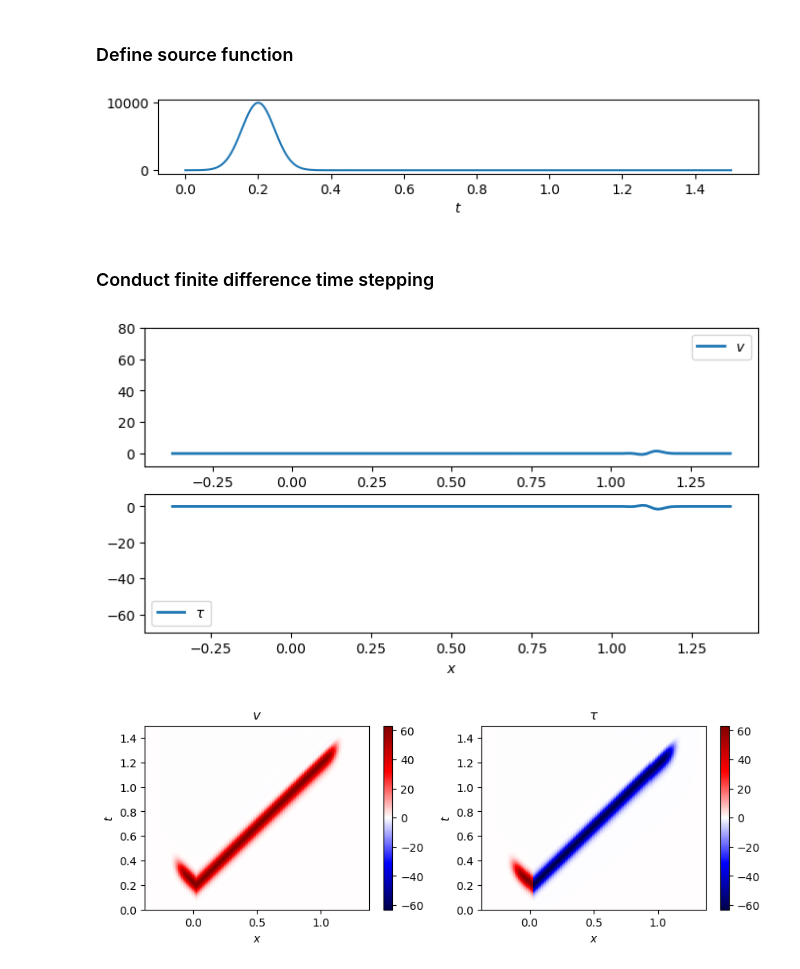
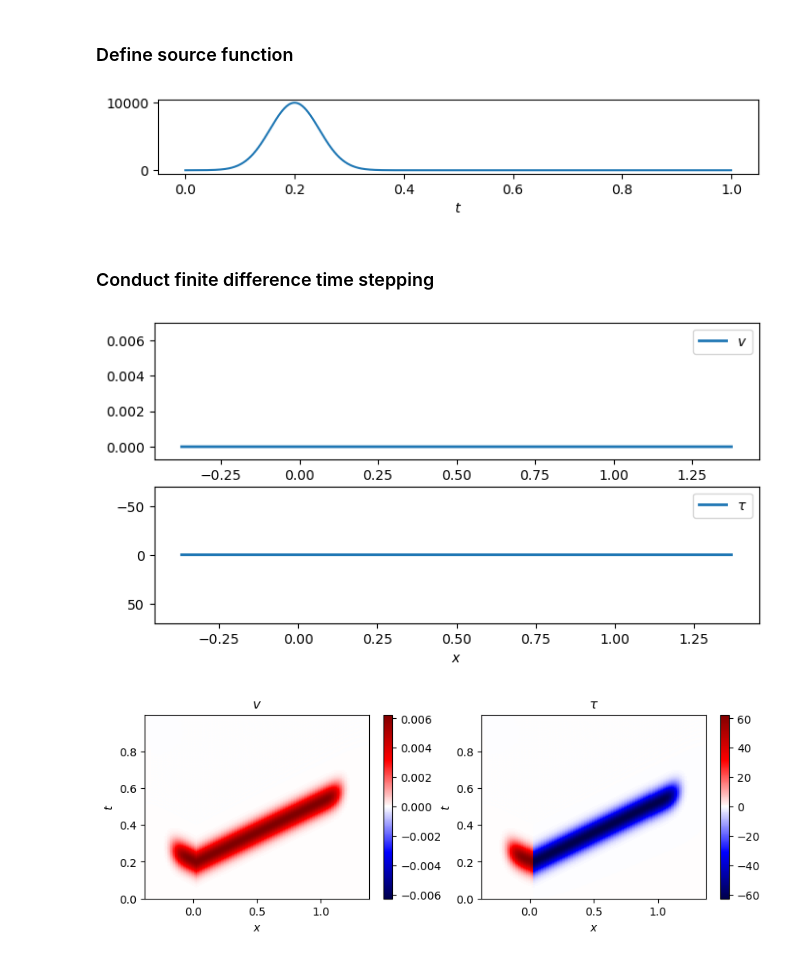
Before and after one commit to AI4EPS/EPS207_Observational_Seismology, a Jupyter notebook: docs/lectures/codes/wave_propagation.ipynb, the cells around one changed output. Saved outputs shown, nothing was run; the diff lists cells and outputs as text; code cells hidden in the pictures.

Commit message:
update wave_propagatioin

```diff
--- a/docs/lectures/codes/wave_propagation.ipynb
+++ b/docs/lectures/codes/wave_propagation.ipynb
@@ -14,3 +14,8 @@
 import numpy as np
 import matplotlib.pyplot as plt
 from IPython.display import display, clear_output
+# %%
+μ0 = 30e3                #shear modulus (MPa)
+c0 = 3.0                 #shear wave speed (km/s)
+ρ0 = μ0 / (c0**2)        #density (kg/m^3)
+print(f"ρ0 = {ρ0:.2e} kg/m^3")
@@ -19,7 +26,7 @@ from IPython.display import display, clear_output
 # %%
 NX = 80                 ## number of grid points
 NT = 1500               ## number of time steps
-Δt = 1.5/NT             ## time step
+Δt = 1.0/NT             ## time step
 Δx = 1.0/NX             ## grid spacing
 NB = 30                 ## absorbing boundary
 N = NX + 2 * NB + 1     ## total grid points
@@ -83,46 +90,47 @@ ax.plot(np.arange(NT) * Δt, f)
 ax.set_xlabel(r'$t$')
 plt.show()
 # %% [output]
-[figure, old version]
+[figure, new version]
 # %% [markdown]
 ### Conduct finite difference time stepping
 # %%
 fig, ax = plt.subplots(2, 1, figsize=(8, 4))
 v = np.zeros(N)
 τ = np.zeros(N-1)
-ρ = np.ones(N-2)
-μ = np.ones(N-1)
+
+ρ = np.ones(N-2) * ρ0
+μ = np.ones(N-1) * μ0
 
 τ_hist = []
 v_hist = []
-vmax = 80
-τmin = -70
+vmax = 0.007
+τmax = -70
 
 for i in range(NT):
 
-    Δv = 1.0/ρ * ((τ[1:]-τ[:-1])/Δx - cv[1:-1]*v[1:-1] + f[i] * mask)
+    Δv = 1.0/ρ * ((τ[1:]-τ[:-1])/Δx  + f[i] * mask) - cv[1:-1]*v[1:-1]
     v[1:-1] += Δv * Δt
 
     Δτ = μ * (v[1:]-v[:-1])/Δx - cτ*τ
     τ += Δτ * Δt
 
     τ_hist.append(τ.copy())
     v_hist.append(v.copy())
 
     if i % 100 == 0:
         [axi.clear() for axi in ax.ravel()]
         ax[0].plot(xv, v, lw=2, label=r'$v$')
         ax[0].set_ylim(-vmax/10, vmax)
         ax[0].set_xlabel(r'$x$')
         ax[0].legend()
         ax[1].plot(xτ, τ, lw=2, label=r'$\tau$')
-        ax[1].set_ylim(τmin, -τmin/10)
+        ax[1].set_ylim(-τmax, τmax)
         ax[1].set_xlabel(r'$x$')
         ax[1].legend()
         display(fig)
         clear_output(wait=True)
 # %% [output]
-[figure, old version]
+[figure, new version]
 # %%
 fig, ax = plt.subplots(1, 2, figsize=(10, 3))
 vmax = np.max(np.abs(v_hist))
@@ -139,4 +147,4 @@ ax[1].set_title(r'$\tau$')
 fig.colorbar(im, ax=ax[1])
 plt.show()
 # %% [output]
-[figure, old version]
+[figure, new version]
```
Also changed, not shown: parts of 1 cell of this notebook.
